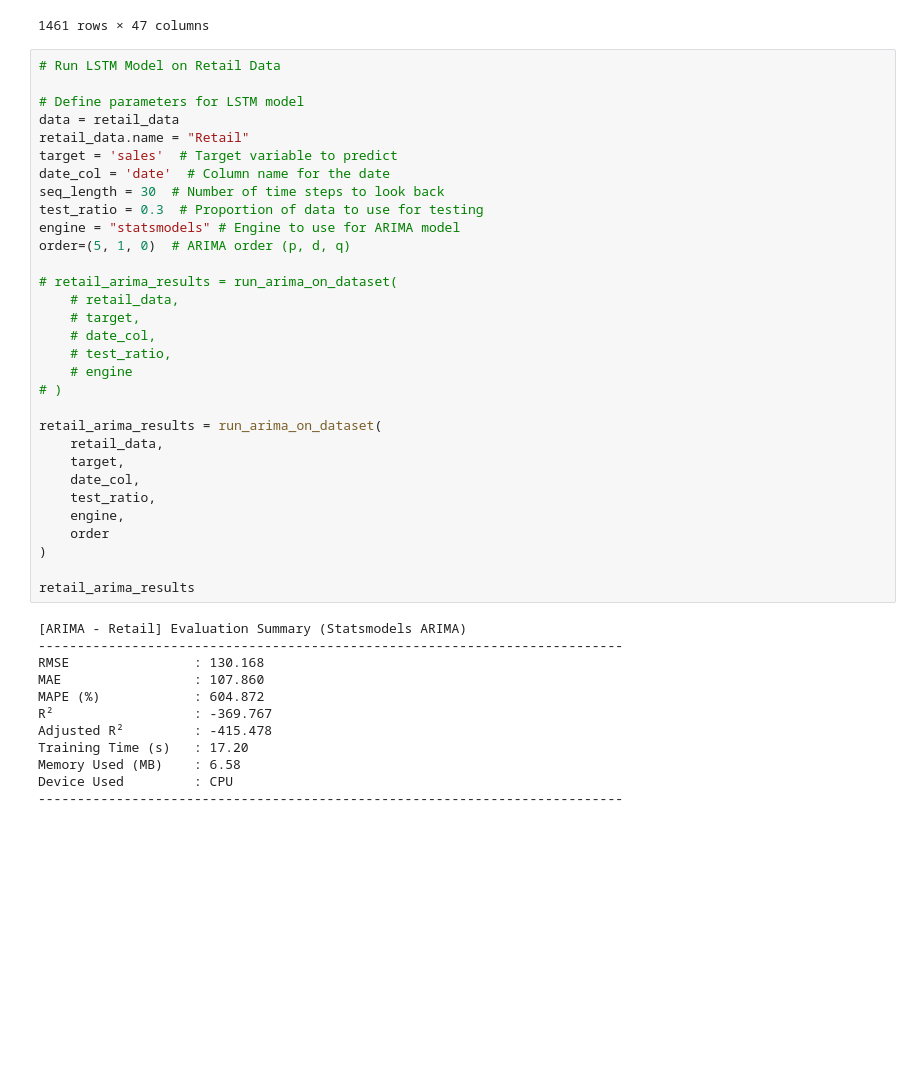
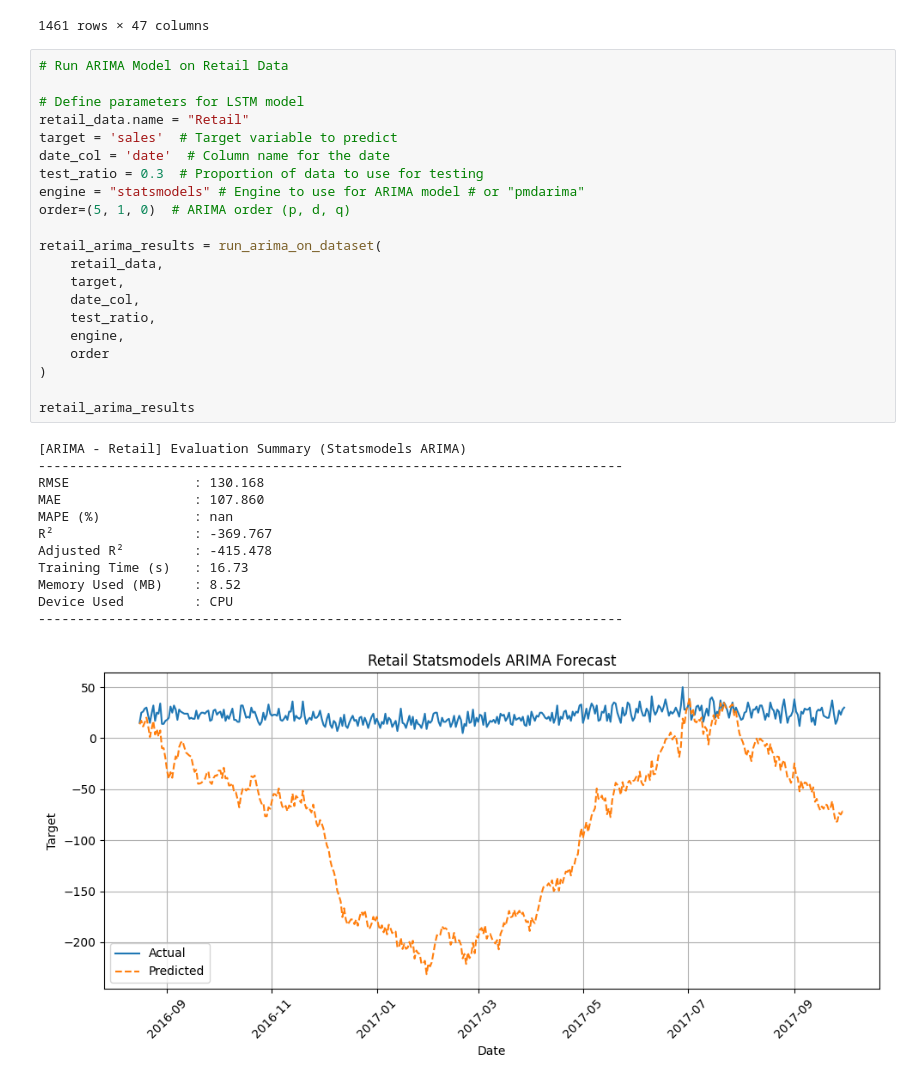
Before and after one commit to Cherry-808/DSS5104-ForecastDL, a Jupyter notebook: notebooks/ARIMA.ipynb, the cells around one changed output. Cells and saved outputs as stored; diff of their text form; blank space fills up the shorter version.

Commit message:
commit updates to ARIMA notebooks and codes

```diff
--- a/notebooks/ARIMA.ipynb
+++ b/notebooks/ARIMA.ipynb
@@ -130,45 +121,36 @@ retail_data
 | 1460 | 2017-12-31 | 23 | 2017 | 12 | 31 | 6 | 365 | 52 | 4 | ... |
 1461 rows × 47 columns
 # %%
-# Run LSTM Model on Retail Data
+# Run ARIMA Model on Retail Data
 
 # Define parameters for LSTM model
-data = retail_data
 retail_data.name = "Retail"
 target = 'sales'  # Target variable to predict
 date_col = 'date'  # Column name for the date
-seq_length = 30  # Number of time steps to look back
 test_ratio = 0.3  # Proportion of data to use for testing
-engine = "statsmodels" # Engine to use for ARIMA model
+engine = "statsmodels" # Engine to use for ARIMA model # or "pmdarima"
 order=(5, 1, 0)  # ARIMA order (p, d, q)
-
-# retail_arima_results = run_arima_on_dataset(
-    # retail_data,
-    # target,
-    # date_col,
-    # test_ratio,
-    # engine
-# )
 
 retail_arima_results = run_arima_on_dataset(
     retail_data,
     target,
     date_col,
     test_ratio,
     engine,
     order
 )
 
 retail_arima_results
 # %% [output]
 [ARIMA - Retail] Evaluation Summary (Statsmodels ARIMA)
 ---------------------------------------------------------------------------
 RMSE                : 130.168
 MAE                 : 107.860
-MAPE (%)            : 604.872
+MAPE (%)            : nan
 R²                  : -369.767
 Adjusted R²         : -415.478
-Training Time (s)   : 17.20
-Memory Used (MB)    : 6.58
+Training Time (s)   : 16.73
+Memory Used (MB)    : 8.52
 Device Used         : CPU
 ---------------------------------------------------------------------------
+[figure, new version]
```
Also changed, not shown: parts of 10 cells of this notebook, 1 other file.
